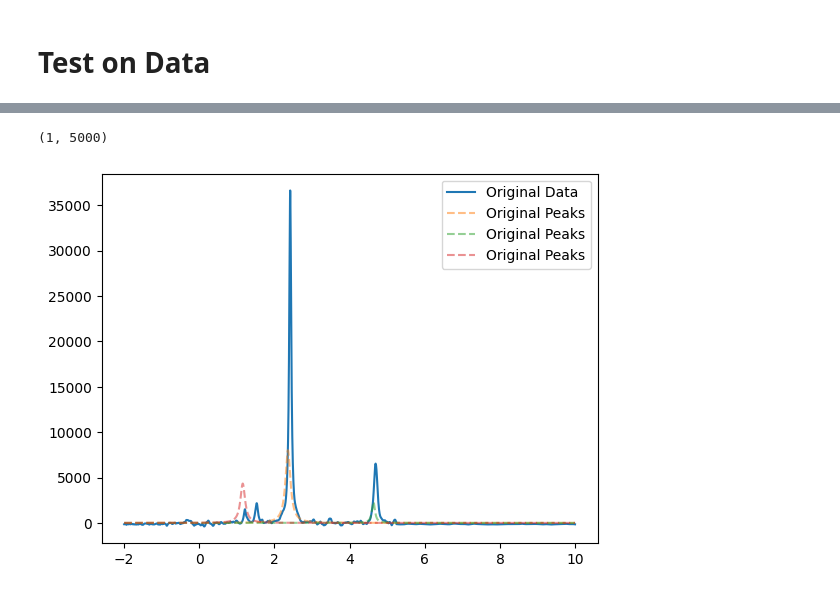
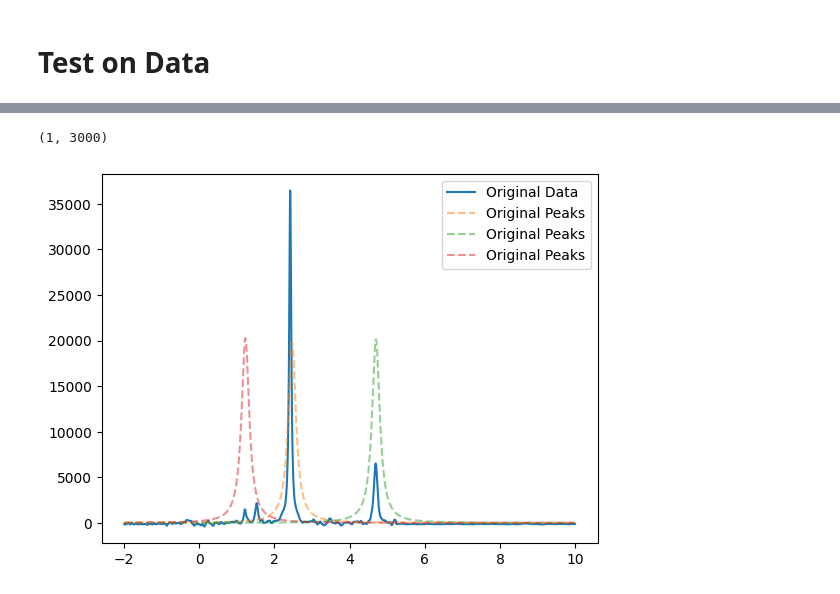
Before and after one commit to RATFIVE/MoinCC-AI4metabolomics, a Jupyter notebook: 03_DeepLearning/ImplementingNeuralNetwork.ipynb, the cells around one changed output, grey strips where cells are left out. Saved outputs shown, nothing was run; the diff lists cells and outputs as text; code cells hidden in the pictures.

```diff
--- a/03_DeepLearning/ImplementingNeuralNetwork.ipynb
+++ b/03_DeepLearning/ImplementingNeuralNetwork.ipynb
@@ -354,7 +399,7 @@ plt.show()
 # Generate training Dataset
 # %%
 
-num_samples = 1000
+num_samples = 10000
 
 x_data = []
 y_data = []
@@ -497,13 +553,6 @@ print(f"Verwende Gerät: {device}")
 
 criterion = torch.nn.MSELoss().to(device)
 learning_rate=0.01
-epochs=100
-
-# Daten auf die GPU verschieben
-data_train_tensor = data_train_tensor.to(device)
-data_test_tensor = data_test_tensor.to(device)
-target_train_tensor = target_train_tensor.to(device)
-target_test_tensor = target_test_tensor.to(device)
 # %% [output]
 Verwende Gerät: cuda
 # %%
@@ -582,2 +896,0 @@ def train_model(model, data_train_tensor, target_train_tensor, criterion, optimi
-# %%
-train_model(model, data_train_tensor, target_train_tensor, criterion, optimizer, epochs, device)
@@ -635,20 +954,25 @@ target_test_pred_rescaled: (400, 9)
 # %%
 # bring the data back to the cpu
 data_train_tensor = data_train_tensor.to("cpu")
+data_val_tensor = data_val_tensor.to("cpu")
 data_test_tensor = data_test_tensor.to("cpu")
+
 target_train_tensor = target_train_tensor.to("cpu")
 target_test_tensor = target_test_tensor.to("cpu")
+target_val_tensor = target_val_tensor.to("cpu")
 
+data_train_tensor = data_train_tensor.squeeze(1)
+data_val_tensor = data_val_tensor.squeeze(1)
 # scale the data back
 data_train = data_scaler.inverse_transform(data_train_tensor)
-data_test = data_scaler.inverse_transform(data_test_tensor)
+data_val = data_scaler.inverse_transform(data_val_tensor)
 target_train = target_scaler.inverse_transform(target_train_tensor)
 target_test = target_scaler.inverse_transform(target_test_tensor)
 
 print(f'data_train: {data_train.shape}')
-print(f'data_test: {data_test.shape}')
+print(f'data_val: {data_val.shape}')
 print(f'target_train: {target_train.shape}')
-print(f'target_test: {target_test.shape}')
+#print(f'target_test: {target_test.shape}')
 
 
 x0_parms_train, gamma_parms_train, height_parms_train = np.split(target_train, len(pyruvate_list), axis=1)
@@ -659,12 +983,16 @@ x0_parms_test, gamma_parms_test, height_parms_test = np.split(target_test, len(p
 n = 10
 x = x_data[n]
 # plot the data
-plt.plot(x, data_train[n, :], '-', label='Original Data')
-for x0, gamma, height in zip(x0_parms_train[n], gamma_parms_train[n], height_parms_train[n]):
+#plt.plot(x, data_train[n, :], '-', label='Original Data')
+# for x0, gamma, height in zip(x0_parms_train[n], gamma_parms_train[n], height_parms_train[n]):
+#     lorentz = lorentzian(x, x0, gamma, height)
+#     plt.plot(x, lorentz, '--', label='Original Peaks', alpha=0.5)
+
+plt.plot(x, data_test[n, :], '-', label='Original Data')
+for x0, gamma, height in zip(x0_parms_test[n], gamma_parms_test[n], height_parms_test[n]):
     lorentz = lorentzian(x, x0, gamma, height)
     plt.plot(x, lorentz, '--', label='Original Peaks', alpha=0.5)
 
-
 plt.legend()
 plt.show()
 # %% [output]
@@ -713,40 +1040,40 @@ y = df.iloc[:, 100]
 df_fill = fill_df(df.iloc[:, 0:2])
 
 # interpolate the data
-df_interpolated = interpolate_to_shape(df_fill.iloc[:, 0], df_fill.iloc[:, 1], spectrum_lenth=5000)
+df_interpolated = interpolate_to_shape(df_fill.iloc[:, 0], df_fill.iloc[:, 1], spectrum_lenth=3000)
 
 x_val = df_interpolated.iloc[:, 0]
 y_val = df_interpolated.iloc[:, 1]
 
 # scale the data
 y_val_sc = data_scaler.transform(y_val.values.reshape(1, -1))
 print(y_val_sc.shape)
 
 # convert to tensor
-y_val_tensor = torch.Tensor(y_val_sc).to(device)
+y_val_tensor = torch.tensor(y_val_sc, dtype=torch.float32)
 
 # predict the data
 target_val_pred = predict(model, y_val_tensor)
 
 # bring the data back to the cpu
 target_val_pred = target_val_pred.cpu().detach().numpy()
 
 # rescale the data
 target_val_pred_rescaled = target_scaler.inverse_transform(target_val_pred)
 
 # reshape the data
 target_val_pred = target_val_pred_rescaled.reshape(target_val_pred_rescaled.shape[0], -1)
 
 x0_parms_val, gamma_parms_val, height_parms_val = np.split(target_val_pred, 3, axis=1)
 
 
 # plot the data
 plt.plot(x_val, y_val, '-', label='Original Data')
 for x0, gamma, height in zip(x0_parms_val[0], gamma_parms_val[0], height_parms_val[0]):
     lorentz = lorentzian(x_val, x0, gamma, height)
     plt.plot(x_val, lorentz, '--', label='Original Peaks', alpha=0.5)
 plt.legend()
 plt.show()
 # %% [output]
-(1, 5000)
+(1, 3000)
-[figure, old version]
+[figure, new version]
```
Also changed, not shown: parts of 22 cells of this notebook.
